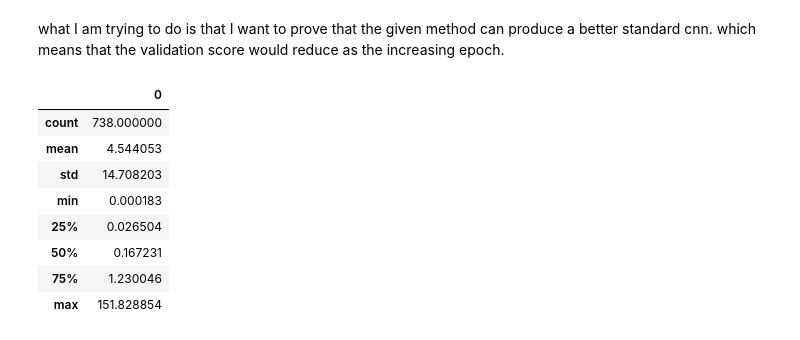
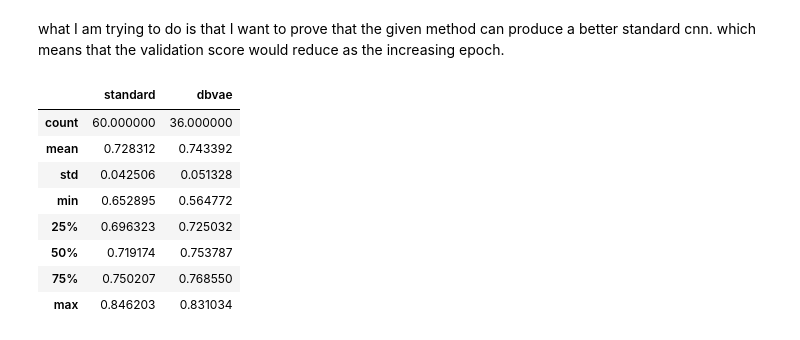
Before and after one commit to zhiyuan-95/db-vae, a Jupyter notebook: comet.ipynb, the cells around one changed output. Cells and saved outputs as stored; diff of their text form; code cells hidden in the pictures.

```diff
--- a/comet.ipynb
+++ b/comet.ipynb
@@ -356,21 +259,0 @@ model = comet('debiasing')
-# %%
-total, classification, reconstruction = [],[],[]
-for x in model.experiments[21].get_metrics():
-  if x['metricName']=='loss': total.append(float(x['metricValue']))
-  elif x['metricName']=='closs_smooth': classification.append(float(x['metricValue']))
-  elif x['metricName']=='rloss_smooth': reconstruction.append(0.1*float(x['metricValue']))
-npclass = np.array(classification)
-npvae = np.array(reconstruction)
-ratio = npclass/npvae
-dfratio = pd.DataFrame(ratio)
-dfratio.describe()
-# %% [output]
-|  | 0 |
-| count | 738.000000 |
-| mean | 4.544053 |
-| std | 14.708203 |
-| min | 0.000183 |
-| 25% | 0.026504 |
-| 50% | 0.167231 |
-| 75% | 1.230046 |
-| max | 151.828854 |
@@ -378,0 +305,15 @@ model.val_trend(4)
+# %%
+standard_summary = standard.summary['val_at_best'].describe()
+dbvae_summary = dbvae.summary['val_at_best'].describe()
+combined_summary = pd.DataFrame({'standard': standard_summary, 'dbvae': dbvae_summary})
+display(combined_summary)
+# %% [output]
+|  | standard | dbvae |
+| count | 60.000000 | 36.000000 |
+| mean | 0.728312 | 0.743392 |
+| std | 0.042506 | 0.051328 |
+| min | 0.652895 | 0.564772 |
+| 25% | 0.696323 | 0.725032 |
+| 50% | 0.719174 | 0.753787 |
+| 75% | 0.750207 | 0.768550 |
+| max | 0.846203 | 0.831034 |
```
Also changed, not shown: parts of 13 cells of this notebook.
